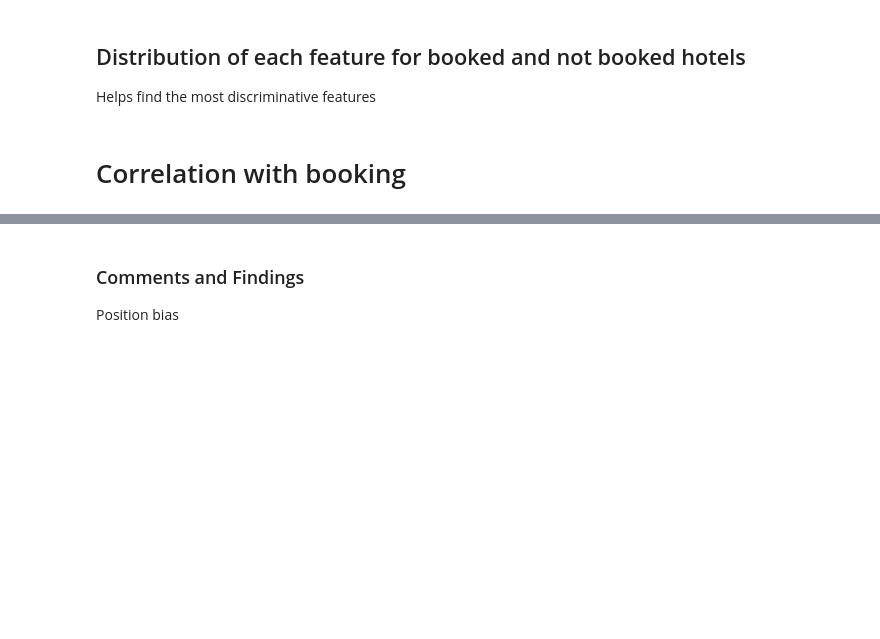
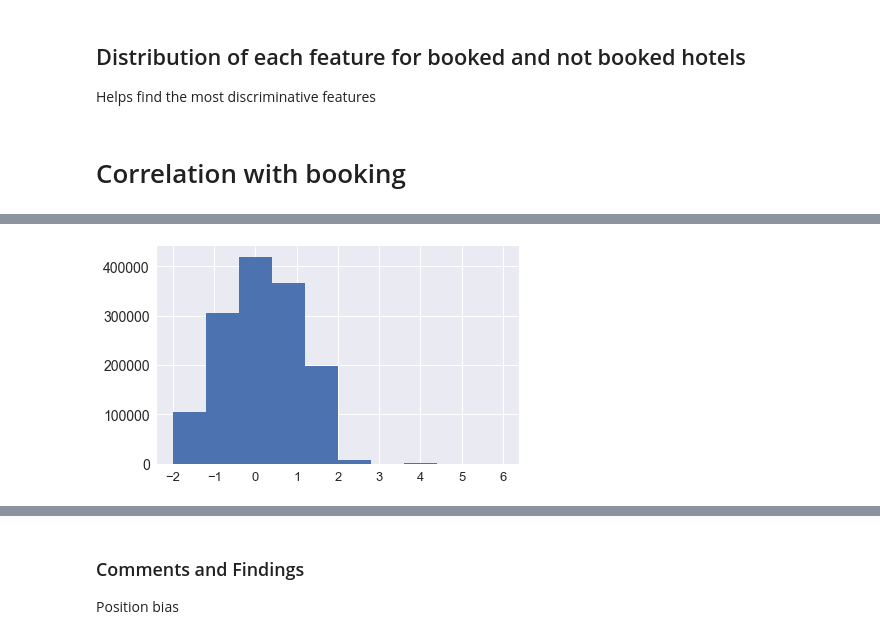
Before and after one commit to mrijksen/DM2018, a Jupyter notebook: Assignment2/Dataexploration-efi-cleaned.ipynb, the cells around one changed output, grey strips where cells are left out. Drawn from its saved outputs; the diff is of its cells as text; code cells hidden in the pictures; blank space fills up the shorter version.

```diff
--- a/Assignment2/Dataexploration-efi-cleaned.ipynb
+++ b/Assignment2/Dataexploration-efi-cleaned.ipynb
@@ -268,5 +315,5 @@ for feature in all_cols:
 # %%
-create_plots=False
+create_plots=None
 comp_feats=['comp1_rate','comp2_rate','comp3_rate','comp4_rate','comp5_rate','comp6_rate','comp7_rate','comp8_rate']
 
 for feat in comp_feats:
@@ -274,7 +321,8 @@ for feat in comp_feats:
 
     df[feat + "_percent_diff_signed"]=np.log10(df_original[feat+"_percent_diff"])*df_original[feat]
     #df[feat + "_percent_diff_signed"] = np.log10(df[feat + "_percent_diff_signed"]).replace([np.inf, -np.inf], np.nan)
-    categorical_plot(df,feat + "_percent_diff_signed",class_to_plot)
+    if create_plots:
+        categorical_plot(df,feat + "_percent_diff_signed",class_to_plot)
 
     feature =  feat + "_percent_diff_signed"
     df[feature+"_norm"]=(df[feature] - df[feature].mean()) / (df[feature].std())
@@ -286,15 +334,18 @@ for feat in comp_feats:
 # %%
 
 # Take an average of the comp1_rate_percent_diff after normalizing
 comp_feats=['comp1_rate','comp2_rate','comp3_rate','comp4_rate','comp5_rate','comp6_rate','comp7_rate','comp8_rate']
 comp_feats_signed=[]
 for feat in comp_feats:
     comp_feats_signed.append(feat+'_percent_diff_signed')
 
 df['comp_rate_percent_diff_mean']=df[comp_feats_signed].mean(axis=1)
 df['comp_rate_percent_diff_mean'].hist()
 plt.show()
-categorical_plot(df,'comp_rate_percent_diff_mean',class_to_plot)
+if create_plots:
+    categorical_plot(df,'comp_rate_percent_diff_mean',class_to_plot)
+# %% [output]
+[figure, added]
 # %%
 feat = "comp7_rate"
 df[feat + "_percent_diff_log"]=np.log10(df_original[feat+"_percent_diff"])*df_original[feat]
```
Also changed, not shown: parts of 19 cells of this notebook, 1 other file.
